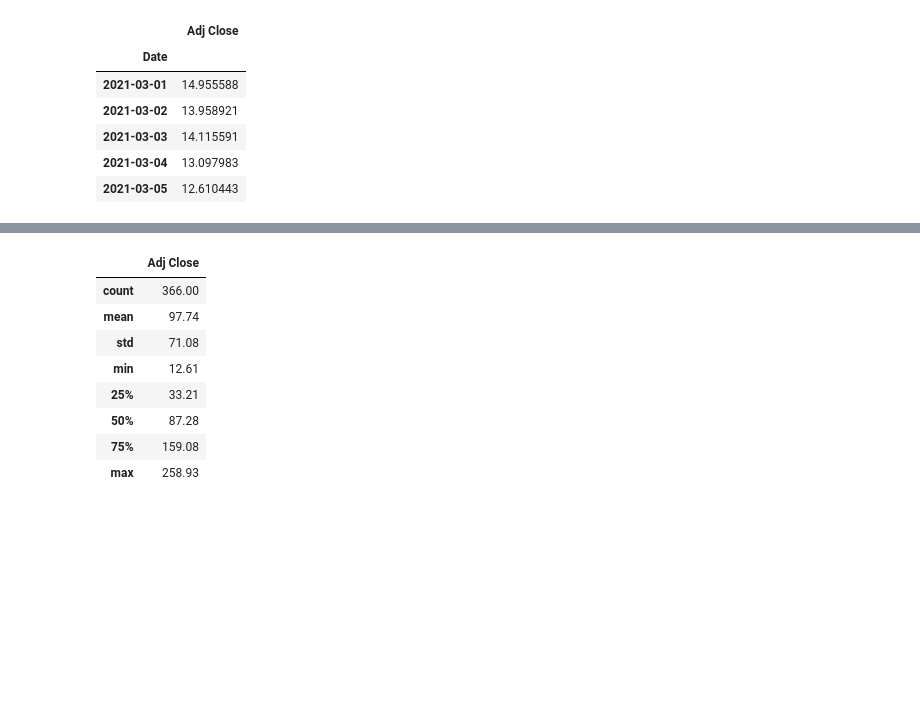
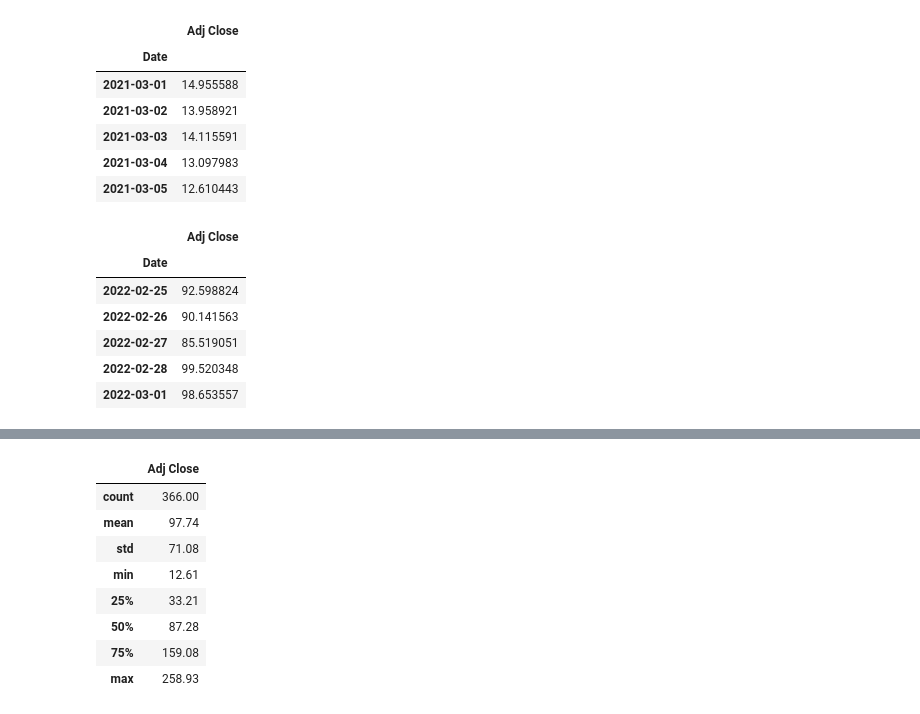
Before and after one commit to failul/solana_put_option_derivative, a Jupyter notebook: Solana_European_Put_Option_Pricing.ipynb, the cells around one changed output, grey strips where cells are left out. Saved outputs shown, nothing was run; the diff lists cells and outputs as text; code cells hidden in the pictures; blank space fills up the shorter version.

```diff
--- a/CW030422-v1.ipynb
+++ b/Solana_European_Put_Option_Pricing.ipynb
@@ -59,5 +60,15 @@ data.head()
 | 2021-03-03 | 14.115591 |
 | 2021-03-04 | 13.097983 |
 | 2021-03-05 | 12.610443 |
+# %%
+data.tail()
+# %% [output]
+|  | Adj Close |
+| Date |  |
+| 2022-02-25 | 92.598824 |
+| 2022-02-26 | 90.141563 |
+| 2022-02-27 | 85.519051 |
+| 2022-02-28 | 99.520348 |
+| 2022-03-01 | 98.653557 |
 # %%
 data.plot(figsize=(10, 12), subplots=True)
```
Also changed, not shown: parts of 25 cells of this notebook.
